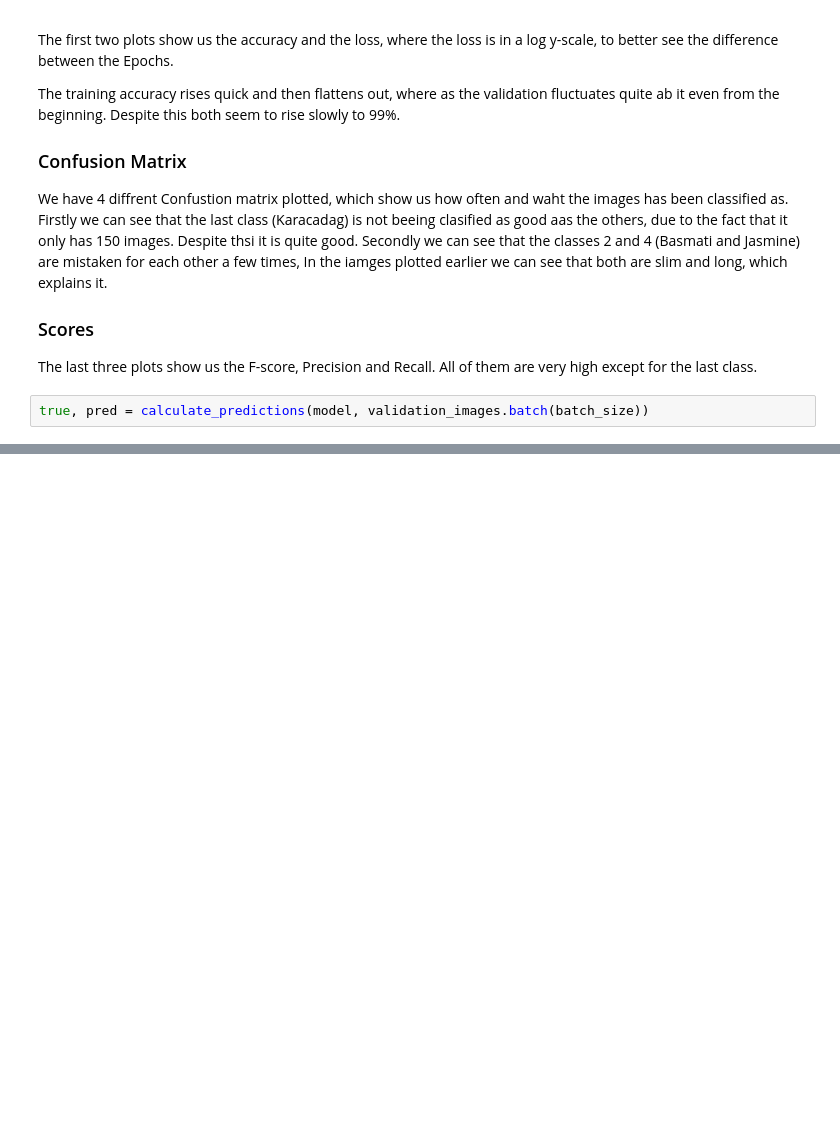
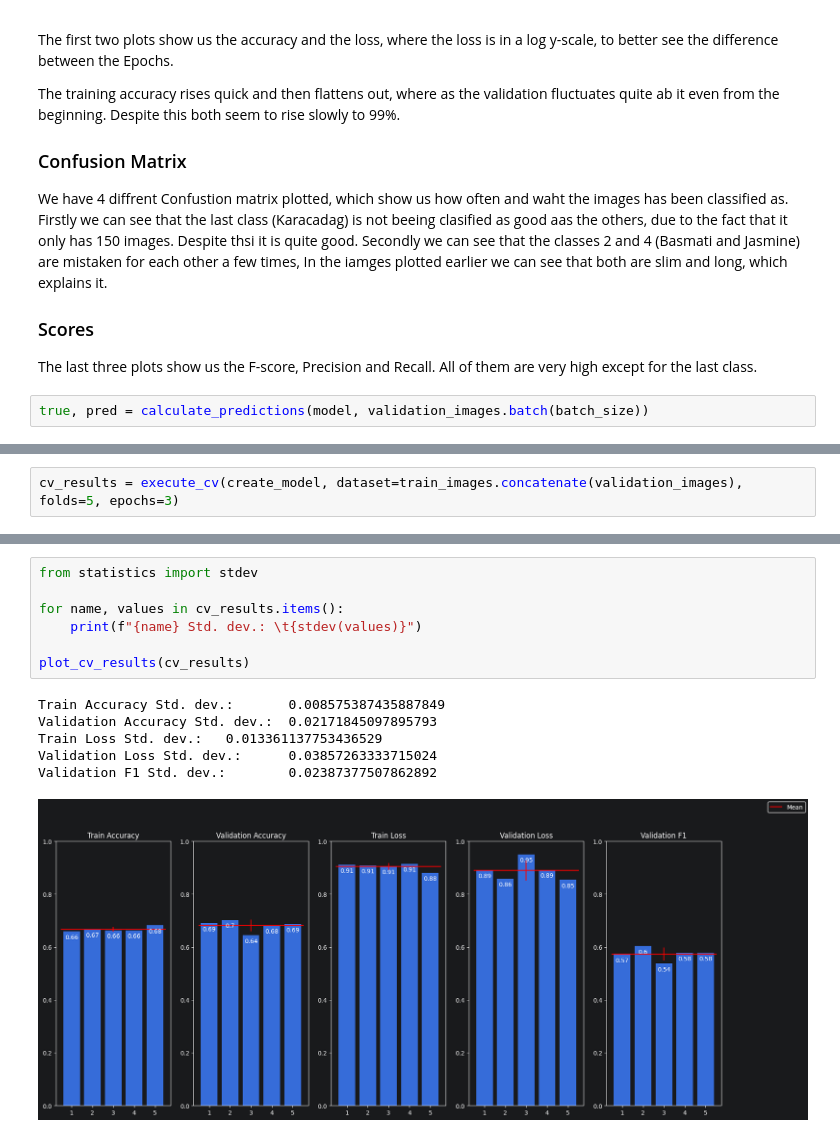
Before and after one commit to Nukufel/AiAp_MiniProj_1, a Jupyter notebook: optimal.ipynb, the cells around one changed output, grey strips where cells are left out. Drawn from its saved outputs; the diff is of its cells as text; blank space fills up the shorter version.

```diff
--- a/optimal.ipynb
+++ b/optimal.ipynb
@@ -253,0 +201,2 @@ Epoch 2/10
+# %%
+cv_results = execute_cv(create_model, dataset=train_images.concatenate(validation_images), folds=5, epochs=3)
@@ -253,0 +221,14 @@ Epoch 2/10
+# %%
+from statistics import stdev
+
+for name, values in cv_results.items():
+    print(f"{name} Std. dev.: \t{stdev(values)}")
+
+plot_cv_results(cv_results)
+# %% [output]
+Train Accuracy Std. dev.:       0.008575387435887849
+Validation Accuracy Std. dev.:  0.02171845097895793
+Train Loss Std. dev.:   0.013361137753436529
+Validation Loss Std. dev.:      0.03857263333715024
+Validation F1 Std. dev.:        0.02387377507862892
+[figure, added]
```
Also changed, not shown: parts of 8 cells of this notebook, 1 other file.
